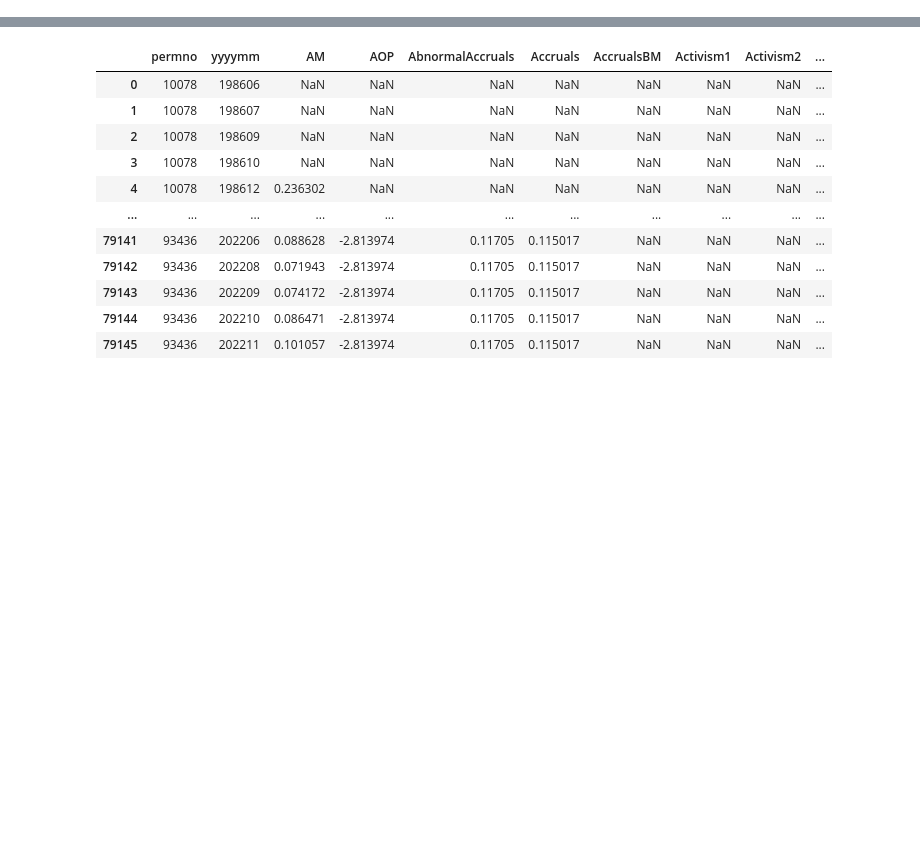
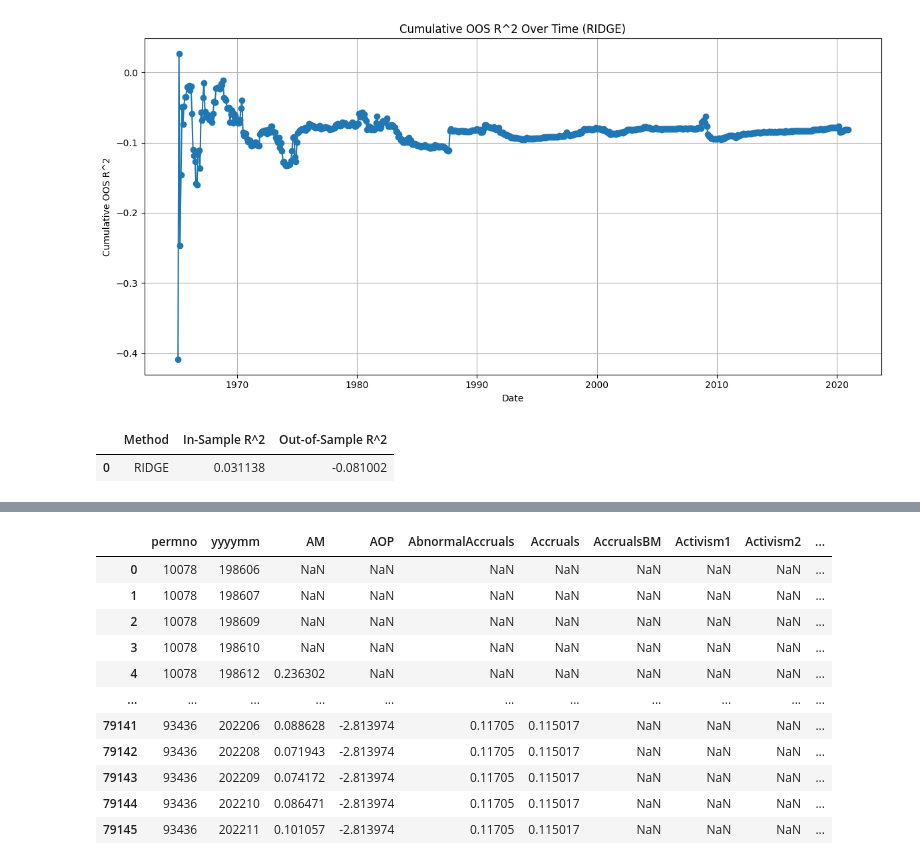
Before and after one commit to Summer99D/MLF_HW1, a Jupyter notebook: HW.ipynb, the cells around one changed output, grey strips where cells are left out. Cells and saved outputs as stored; diff of their text form; code cells hidden in the pictures; blank space fills up the shorter version.

```diff
--- a/HW.ipynb
+++ b/HW.ipynb
@@ -66,0 +160,13 @@ lsret_df=lsret_df.fillna(lsret_df.mean())
+# %%
+result_ridge = regression_with_regulariser(p1,
+                                          target_col='CRSP_SPvw_minus_Rfree',
+                                          start_oos='1965-01-01',
+                                          regulariser='ridge',
+                                          plot=True,
+                                          )
+
+result_ridge
+# %% [output]
+[figure, added]
+|  | Method | In-Sample R^2 | Out-of-Sample R^2 |
+| 0 | RIDGE | 0.031138 | -0.081002 |
```
Also changed, not shown: parts of 34 cells of this notebook, 2 other files.
